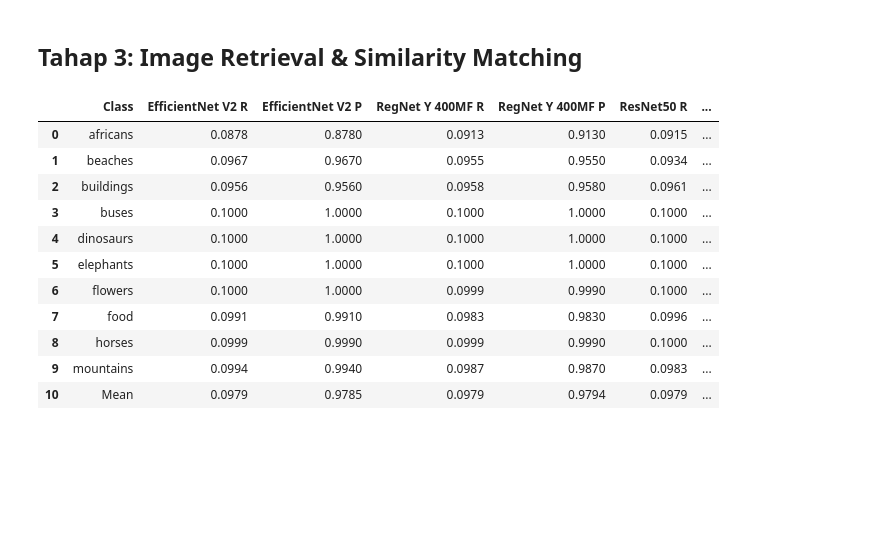
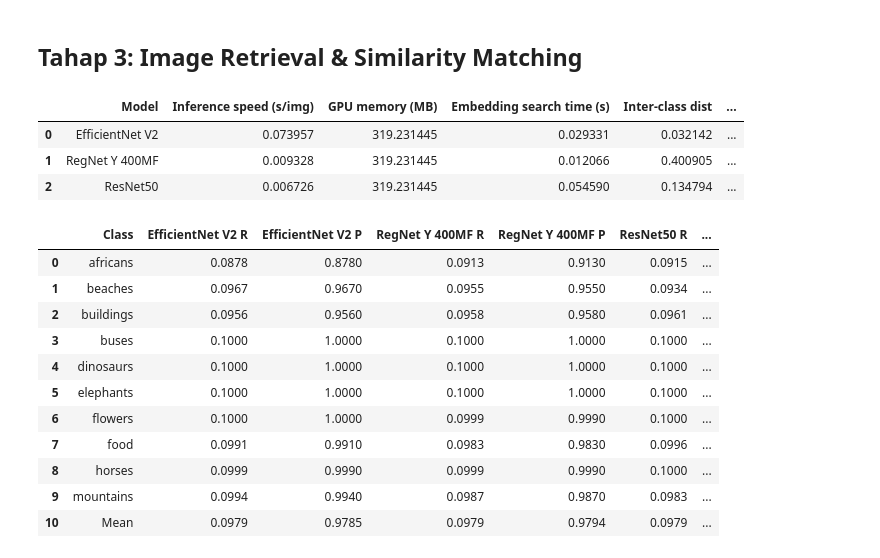
Before and after one commit to rofiqsamanhudi/Trade-Off_CBIR, a Jupyter notebook: src/notebooks/cnn.ipynb, the cells around one changed output. Saved outputs shown, nothing was run; the diff lists cells and outputs as text; code cells hidden in the pictures; blank space fills up the shorter version.

```diff
--- a/src/notebooks/cnn.ipynb
+++ b/src/notebooks/cnn.ipynb
@@ -164,6 +204,36 @@ def evaluate_recall_precision(features, labels, top_k=10):
     df['P'] = df['P'].astype(float).map("{:.4f}".format)
 
     return df
+# %%
+sample_img = Image.open(img_paths[0]).convert('RGB')
+
+ef_time = measure_inference_speed(efficientnet_v2, sample_img, transform, device)
+rg_time = measure_inference_speed(regnet_y_400mf, sample_img, transform, device)
+r50_time = measure_inference_speed(resnet50, sample_img, transform, device)
+
+gpu_mem = get_gpu_memory_usage()
+
+ef_search, ef_inter, ef_intra = measure_embedding_metrics(efficientnet_features, labels)
+rg_search, rg_inter, rg_intra = measure_embedding_metrics(regnet_features, labels)
+r50_search, r50_inter, r50_intra = measure_embedding_metrics(resnet50_features, labels)
+
+import pandas as pd
+
+df_metrics = pd.DataFrame({
+    'Model': ['EfficientNet V2', 'RegNet Y 400MF', 'ResNet50'],
+    'Inference speed (s/img)': [ef_time, rg_time, r50_time],
+    'GPU memory (MB)': [gpu_mem, gpu_mem, gpu_mem],
+    'Embedding search time (s)': [ef_search, rg_search, r50_search],
+    'Inter-class dist': [ef_inter, rg_inter, r50_inter],
+    'Intra-class dist': [ef_intra, rg_intra, r50_intra]
+})
+
+display(df_metrics)
+# %% [output]
+|  | Model | Inference speed (s/img) | GPU memory (MB) | Embedding search time (s) | Inter-class dist | ... |
+| 0 | EfficientNet V2 | 0.073957 | 319.231445 | 0.029331 | 0.032142 | ... |
+| 1 | RegNet Y 400MF | 0.009328 | 319.231445 | 0.012066 | 0.400905 | ... |
+| 2 | ResNet50 | 0.006726 | 319.231445 | 0.054590 | 0.134794 | ... |
 # %%
 # ===============================
 # Evaluasi CBIR / Retrieval hanya menggunakan model CNN terbaru
```
Also changed, not shown: parts of 2 cells of this notebook, 10 other files.
